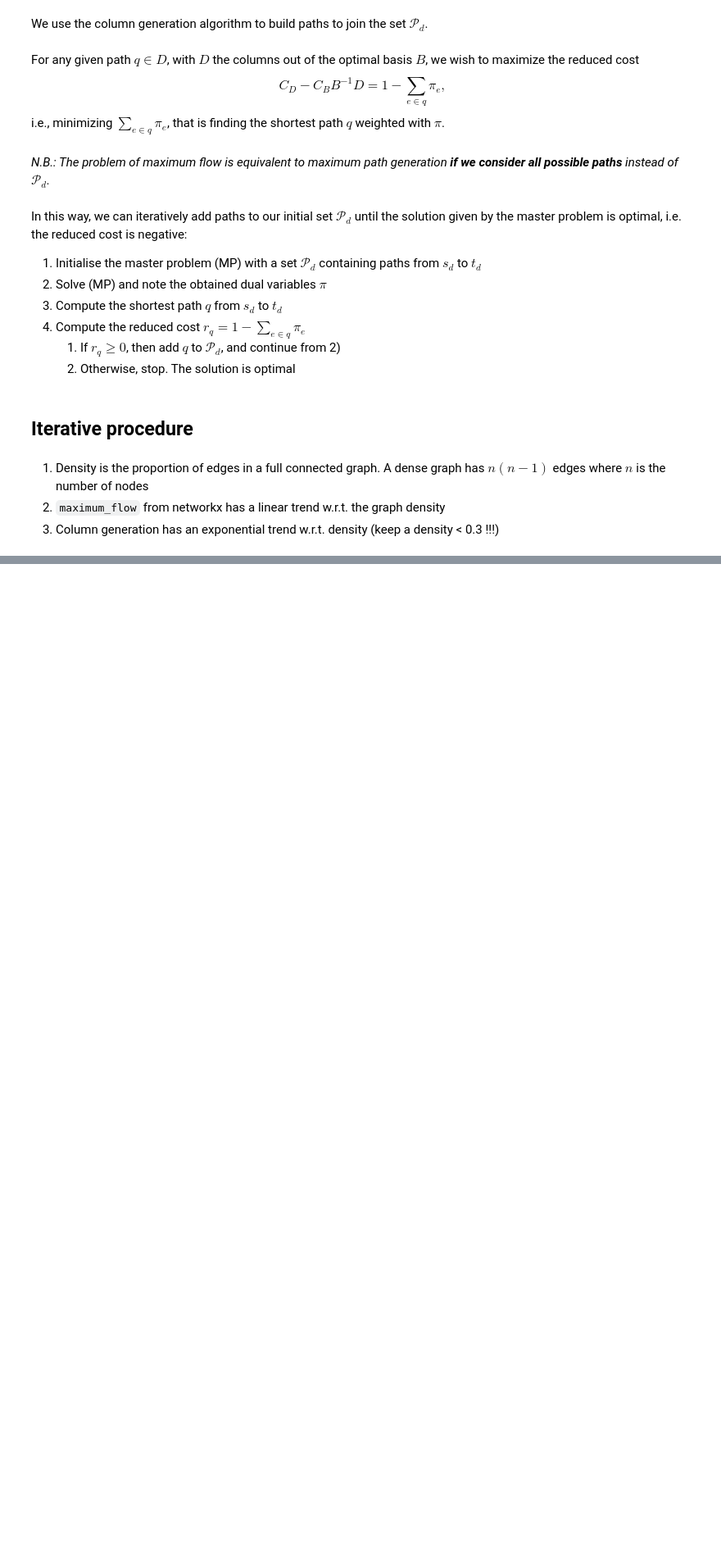
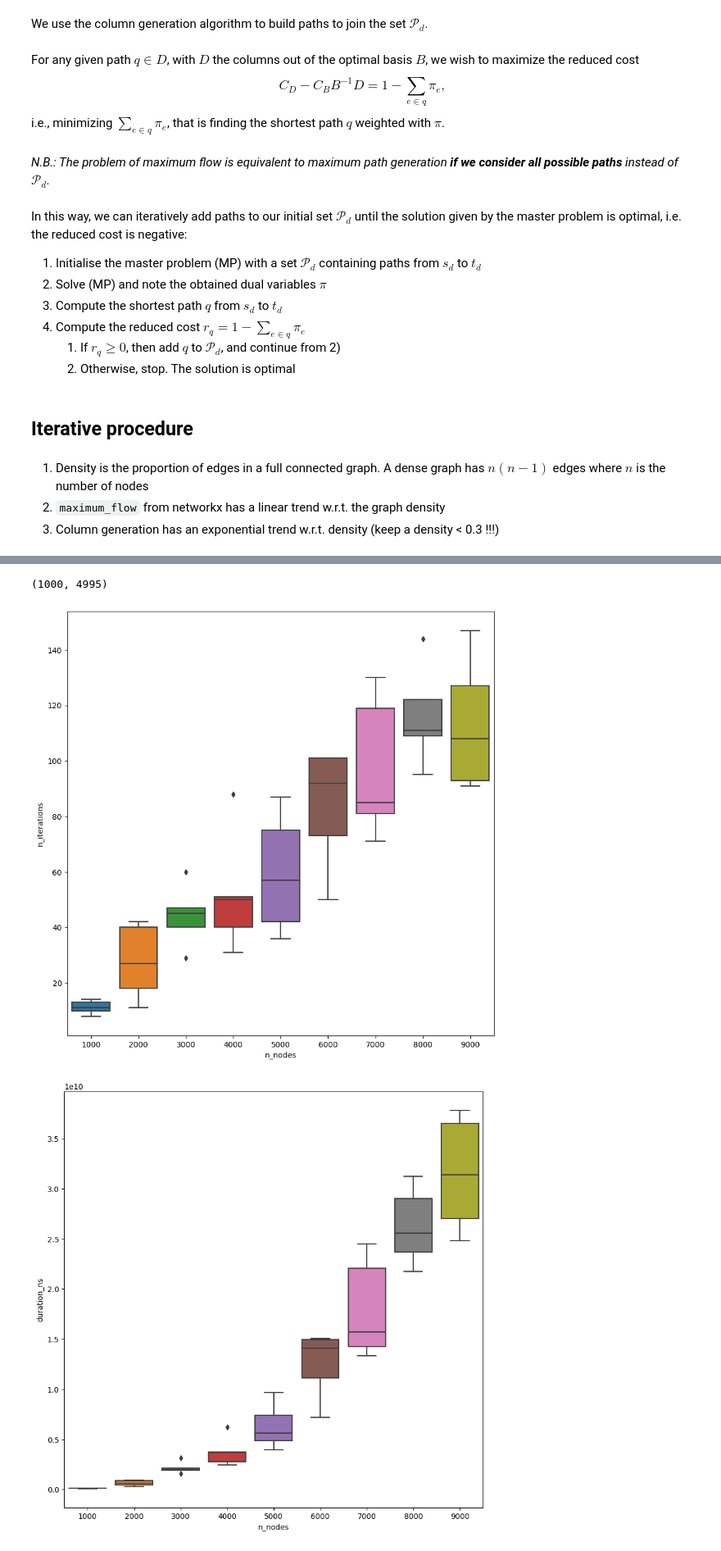
Before and after one commit to quachpas/aos5-path-generation, a Jupyter notebook: src/path_generation.ipynb, the cells around one changed output, grey strips where cells are left out. Shown at 82% size. Saved outputs shown, nothing was run; the diff lists cells and outputs as text; code cells hidden in the pictures; blank space fills up the shorter version.

```diff
--- a/src/path_generation.ipynb
+++ b/src/path_generation.ipynb
@@ -177,7 +193,7 @@ def add_paths(
 
     # Add new constraints
     for edge in new_path:
-        if edge in lpProb.constraints:
+        if str(edge) in lpProb.constraints:
             # Edge is already constrained, simply add the new variable
             lpProb.constraints[str(edge)].addterm(var, 1)
         else:
@@ -342,5 +389,5 @@ solver = pl.GUROBI(msg=False)
 # %%
-lpProb, graph, reduced_cost = path_generation(
+lpProb, graph, reduced_cost, max_flow = path_generation(
     min_capacity=min_capacity,
     max_capacity=max_capacity,
     n_nodes=n_nodes,
@@ -360,0 +469,46 @@ max_flow
+# %%
+min_capacity = 5
+max_capacity = 15
+density = 0.005
+n_nodes = 1 * 10**3
+n_edges = int(density * (n_nodes * (n_nodes - 1)))
+source, destination = 0, 1  # don't need to randomize (graph is randomized)
+precision = 4
+max_iter = 1000
+solver = pl.GUROBI(msg=False)
+n_nodes, n_edges
+# %% [output]
+(1000, 4995)
+# %%
+params = [
+    {
+        "n_nodes": 10 * j * 10**i,
+        "n_edges": int(density * (10 * j * 10**i * (10 * j * 10**i - 1))),
+    }
+    for i in range(2, 3)
+    for j in range(1, 10)
+]
+n_nodes_results = run_n_times(
+    params=params,
+    n=5,
+)
+# %%
+results_df = pd.DataFrame(n_nodes_results)
+plots = []
+for col in results_df.drop(["networkx_maximum_flow", "objective_value"], axis=1):
+    df = results_df[col].explode().reset_index()
+    df = df.rename(columns={"index": "n_nodes"})
+    df["n_nodes"] += 1
+    df["n_nodes"] *= 1000
+
+    fig, ax = plt.subplots(figsize=(10, 10))
+    ax = sns.boxplot(
+        data=df,
+        x="n_nodes",
+        y=col,
+        ax=ax,
+    )
+    plt.savefig(f"n_nodes_{col}.png")
+# %% [output]
+[figure, added]
+[figure, added]
```
Also changed, not shown: parts of 17 cells of this notebook, 6 other files.
